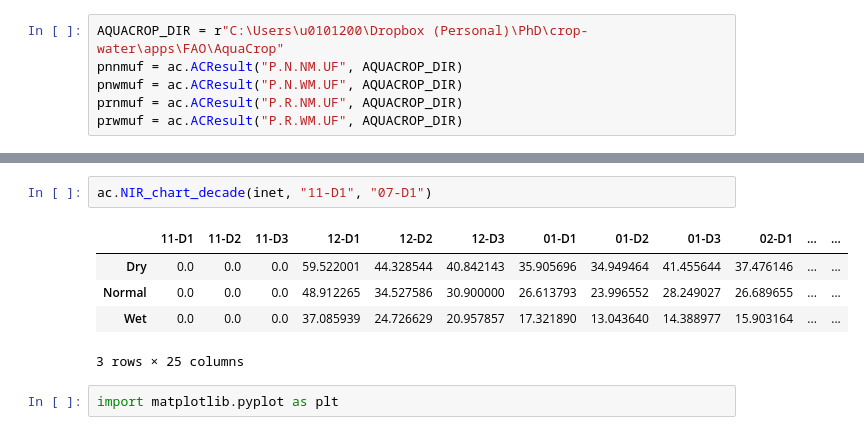
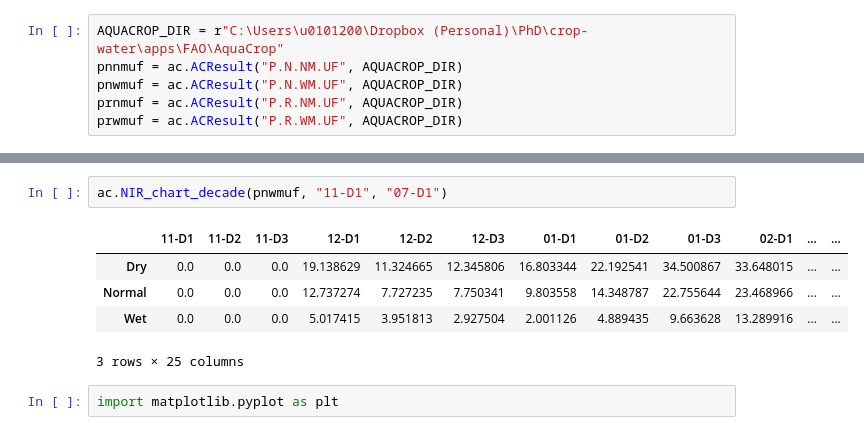
Before and after one commit to caburj/acresults, a Jupyter notebook: examples/example-01.ipynb, the cells around one changed output, grey strips where cells are left out. Cells and saved outputs as stored; diff of their text form.

```diff
--- a/examples/example-01.ipynb
+++ b/examples/example-01.ipynb
@@ -27,10 +25,10 @@ ac.NIR_chart_month(inet, "11", "06")
 # %%
-ac.NIR_chart_decade(inet, "11-D1", "07-D1")
+ac.NIR_chart_decade(pnwmuf, "11-D1", "07-D1")
 # %% [output]
 |  | 11-D1 | 11-D2 | 11-D3 | 12-D1 | 12-D2 | 12-D3 | 01-D1 | 01-D2 | 01-D3 | 02-D1 | ... | ... |
-| Dry | 0.0 | 0.0 | 0.0 | 59.522001 | 44.328544 | 40.842143 | 35.905696 | 34.949464 | 41.455644 | 37.476146 | ... | ... |
-| Normal | 0.0 | 0.0 | 0.0 | 48.912265 | 34.527586 | 30.900000 | 26.613793 | 23.996552 | 28.249027 | 26.689655 | ... | ... |
-| Wet | 0.0 | 0.0 | 0.0 | 37.085939 | 24.726629 | 20.957857 | 17.321890 | 13.043640 | 14.388977 | 15.903164 | ... | ... |
+| Dry | 0.0 | 0.0 | 0.0 | 19.138629 | 11.324665 | 12.345806 | 16.803344 | 22.192541 | 34.500867 | 33.648015 | ... | ... |
+| Normal | 0.0 | 0.0 | 0.0 | 12.737274 | 7.727235 | 7.750341 | 9.803558 | 14.348787 | 22.755644 | 23.468966 | ... | ... |
+| Wet | 0.0 | 0.0 | 0.0 | 5.017415 | 3.951813 | 2.927504 | 2.001126 | 4.889435 | 9.663628 | 13.289916 | ... | ... |
 3 rows × 25 columns
 # %%
 import matplotlib.pyplot as plt
```
Also changed, not shown: parts of 11 cells of this notebook, 2 other files.
